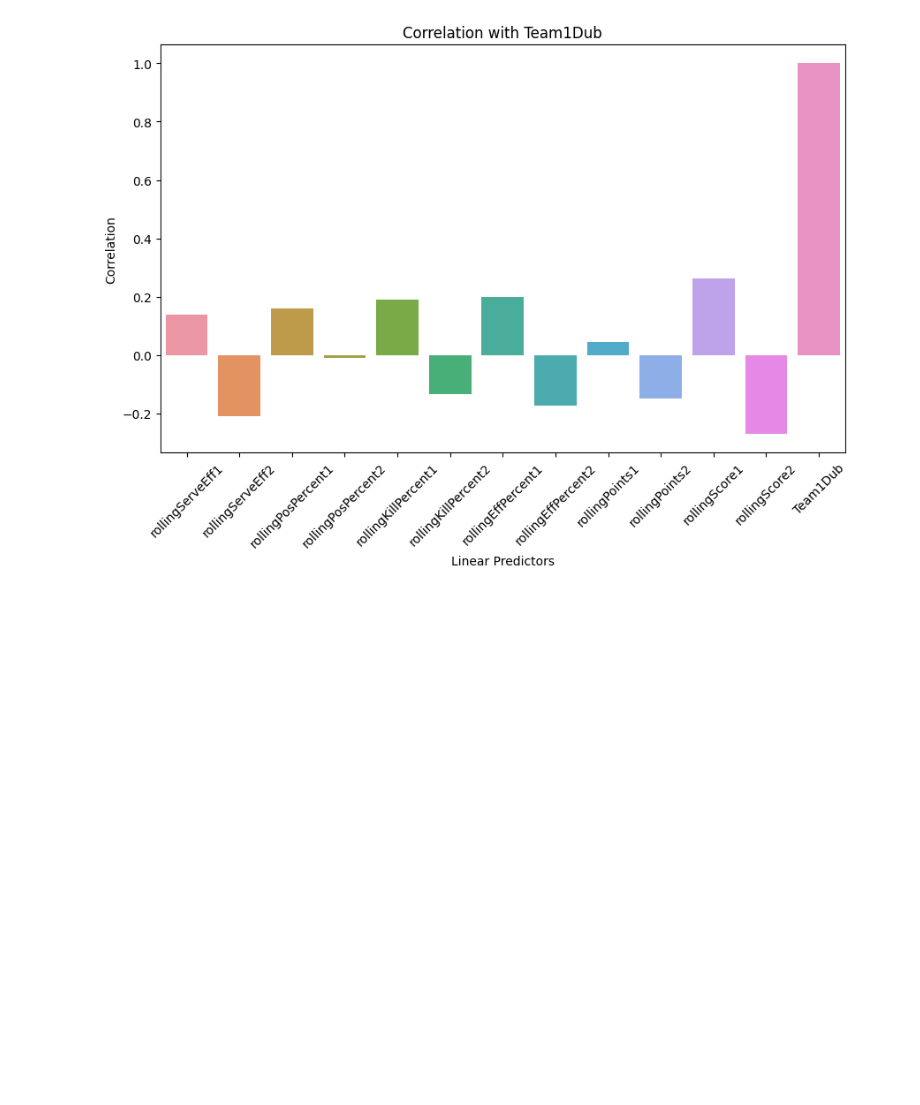
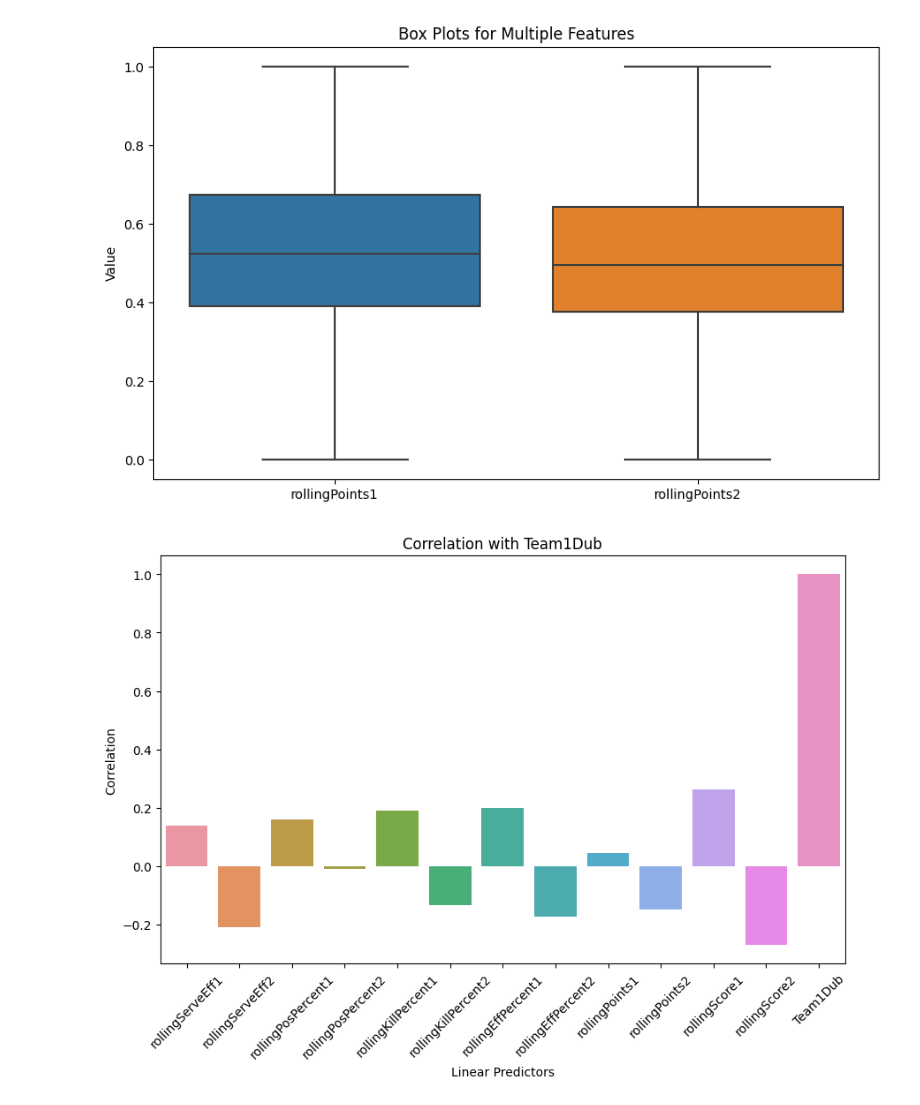
Before and after one commit to davidpaylan/Volleyball-Winning-Team-Prediction, a Jupyter notebook: main.ipynb, the cells around one changed output. Drawn from its saved outputs; the diff is of its cells as text; code cells hidden in the pictures; blank space fills up the shorter version.

```diff
--- a/main.ipynb
+++ b/main.ipynb
@@ -69,4 +69,18 @@ def rollavg(group, cols, newcols):
 dfr = df.groupby('Team1ID').apply(lambda x: rollavg(x, cols, newcols))
 dfr = dfr.droplevel('Team1ID')
 dfr = dfr.reset_index(drop=True)
+# %%
+#Create box plots for two features. This is because I want to ensure there are
+#not too many outliers so that I can then apply minmax scaling. The other cols
+#don't need to be graphed because they are all min 0 max 100 (being percentages)
+bpeda = ['rollingPoints1', 'rollingPoints2']
+plt.figure(figsize=(10, 6))
+sns.boxplot(data=dfr[bpeda], orient='v')  # 'v' for vertical orientation
+plt.title('Box Plots for Multiple Features')
+plt.ylabel('Value')
+
+# Show the plot
+plt.show()
+# %% [output]
+[figure, added]
 # %%
```
Also changed, not shown: parts of 3 cells of this notebook.
